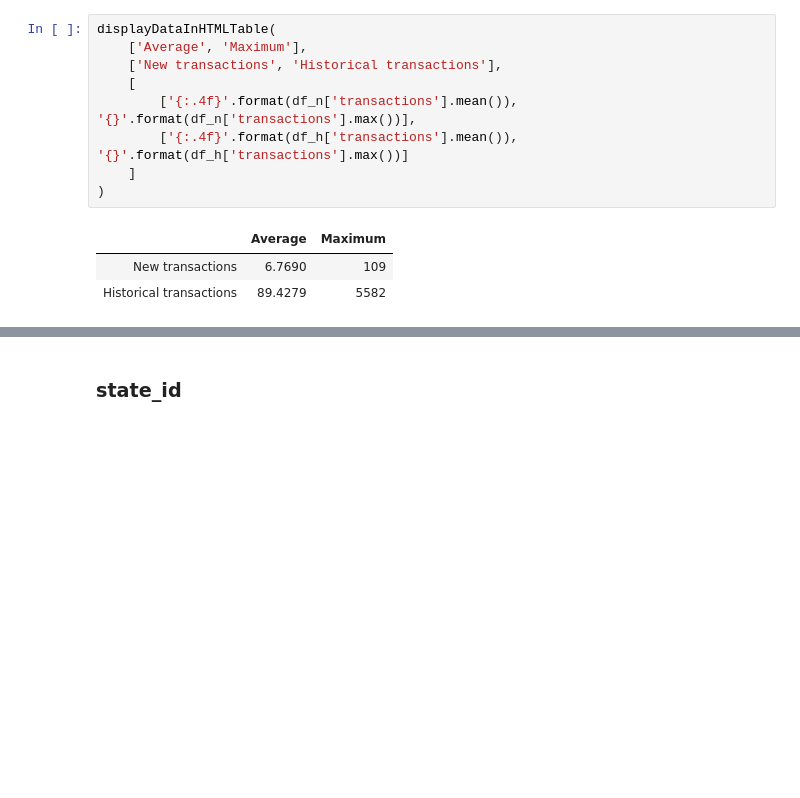
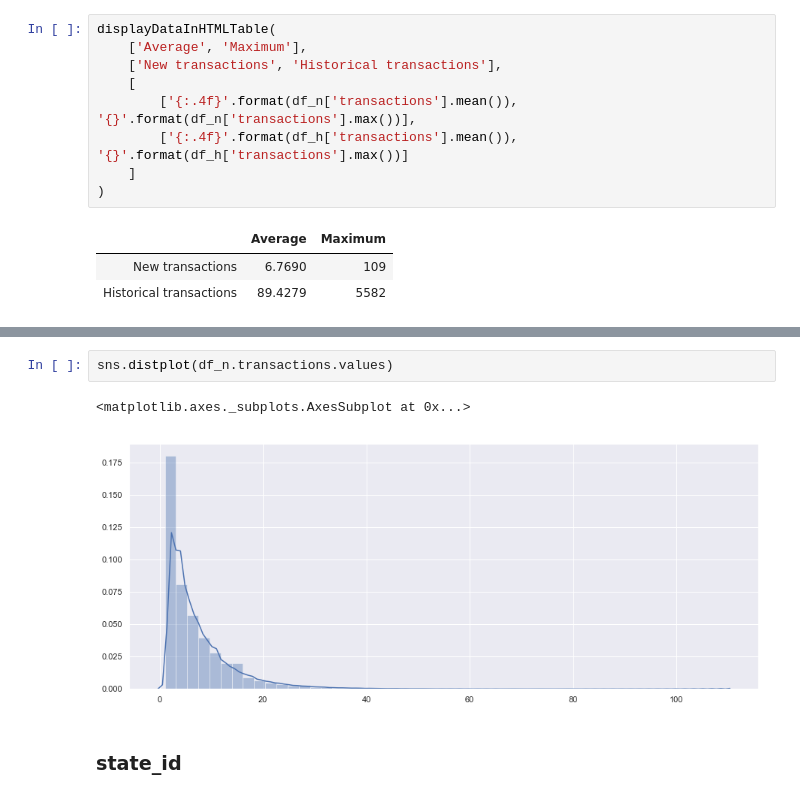
Before and after one commit to Zol-S/kaggle, a Jupyter notebook: Elo Merchant Category Recommendation/1.1_Descriptives.ipynb, the cells around one changed output, grey strips where cells are left out. Saved outputs shown, nothing was run; the diff lists cells and outputs as text; blank space fills up the shorter version.

```diff
--- a/Elo Merchant Category Recommendation/1.1_Descriptives.ipynb
+++ b/Elo Merchant Category Recommendation/1.1_Descriptives.ipynb
@@ -388,3 +407,8 @@ displayDataInHTMLTable(
+# %%
+sns.distplot(df_n.transactions.values)
+# %% [output]
+<matplotlib.axes._subplots.AxesSubplot at 0x...>
+[figure, added]
 # %% [markdown]
 ### state_id
 # %%
```
Also changed, not shown: parts of 10 cells of this notebook.
